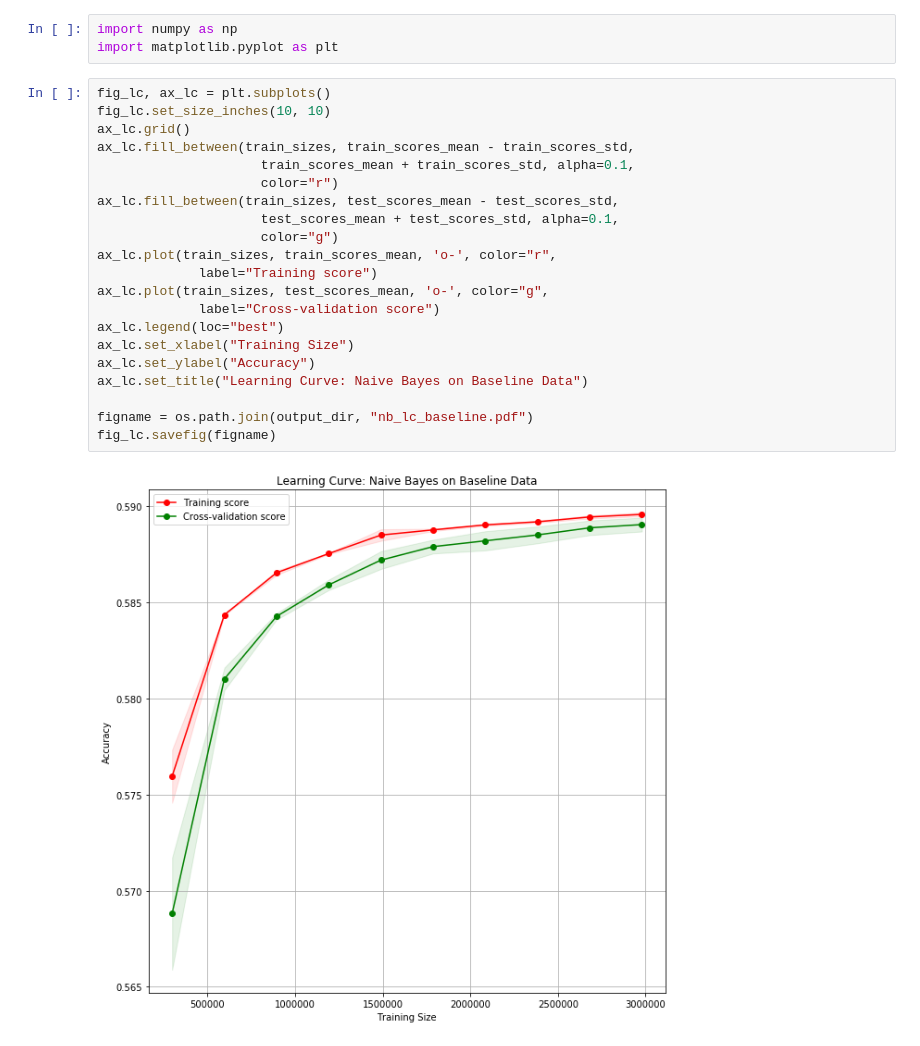
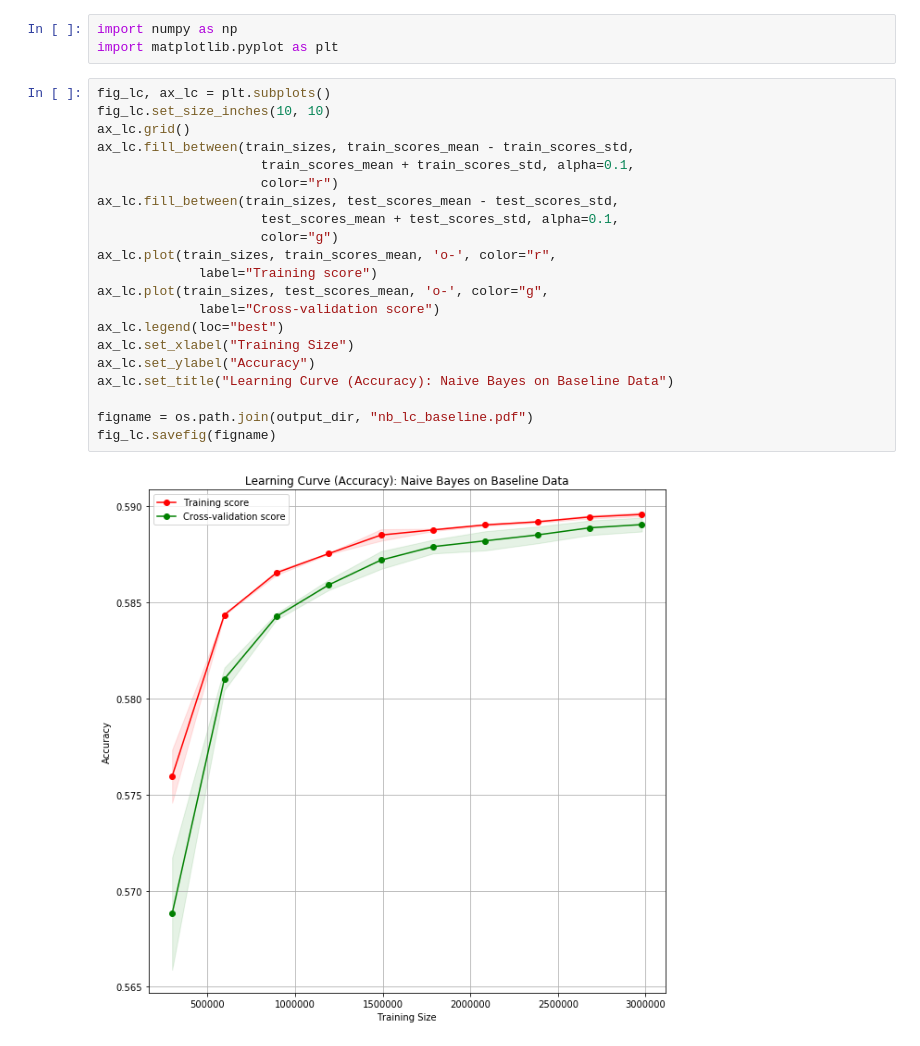
Before and after one commit to teliov/thesis-notebooks, a Jupyter notebook: 00_results_eval/nb_basic_learning_curve.ipynb, the cells around one changed output. Saved outputs shown, nothing was run; the diff lists cells and outputs as text.

```diff
--- a/00_results_eval/nb_basic_learning_curve.ipynb
+++ b/00_results_eval/nb_basic_learning_curve.ipynb
@@ -30,23 +30,23 @@ import matplotlib.pyplot as plt
 # %%
 fig_lc, ax_lc = plt.subplots()
 fig_lc.set_size_inches(10, 10)
 ax_lc.grid()
 ax_lc.fill_between(train_sizes, train_scores_mean - train_scores_std,
                      train_scores_mean + train_scores_std, alpha=0.1,
                      color="r")
 ax_lc.fill_between(train_sizes, test_scores_mean - test_scores_std,
                      test_scores_mean + test_scores_std, alpha=0.1,
                      color="g")
 ax_lc.plot(train_sizes, train_scores_mean, 'o-', color="r",
              label="Training score")
 ax_lc.plot(train_sizes, test_scores_mean, 'o-', color="g",
              label="Cross-validation score")
 ax_lc.legend(loc="best")
 ax_lc.set_xlabel("Training Size")
 ax_lc.set_ylabel("Accuracy")
-ax_lc.set_title("Learning Curve: Naive Bayes on Baseline Data")
+ax_lc.set_title("Learning Curve (Accuracy): Naive Bayes on Baseline Data")
 
 figname = os.path.join(output_dir, "nb_lc_baseline.pdf")
 fig_lc.savefig(figname)
 # %% [output]
-[figure, old version]
+[figure, new version]
```
Also changed, not shown: parts of 10 cells of this notebook, 3 other files.
